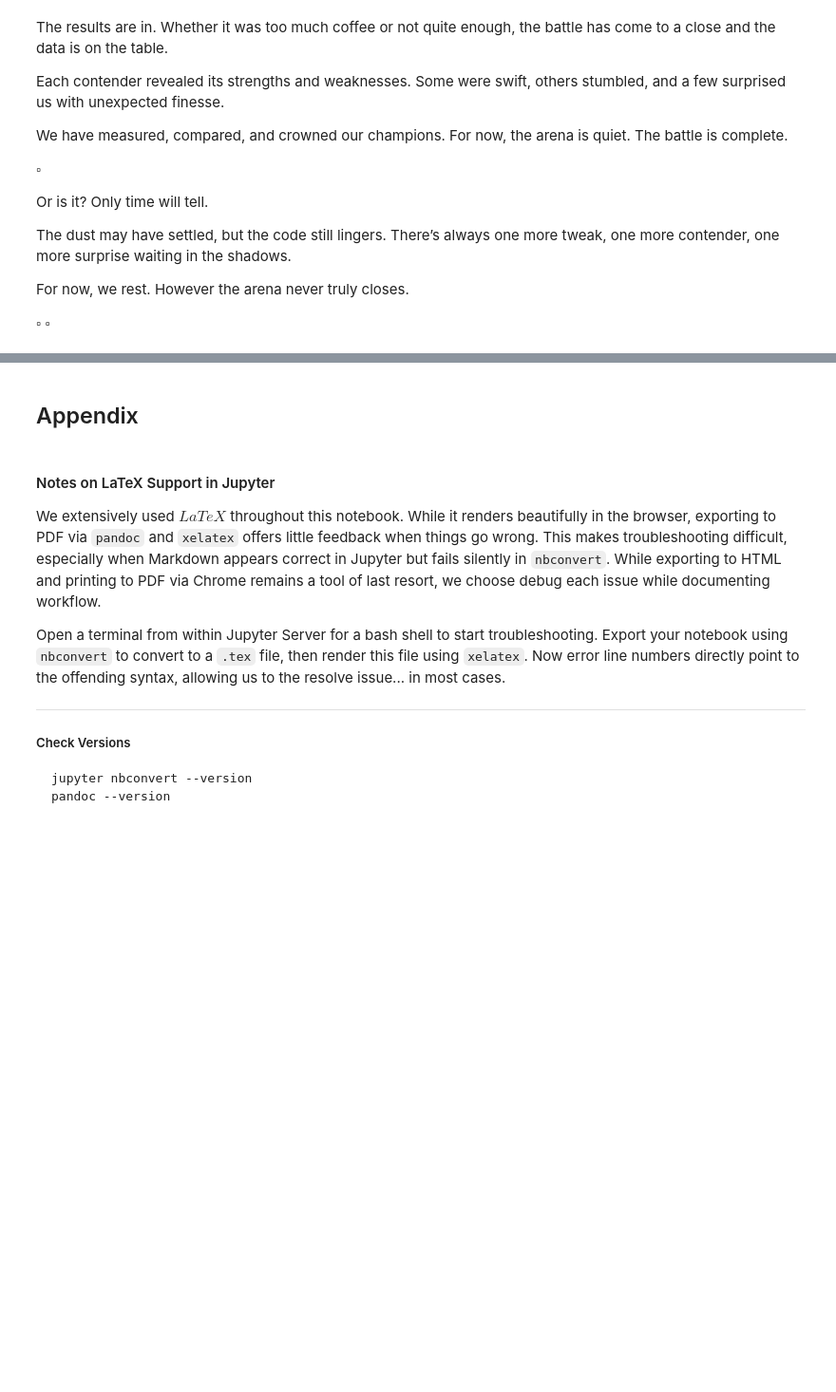
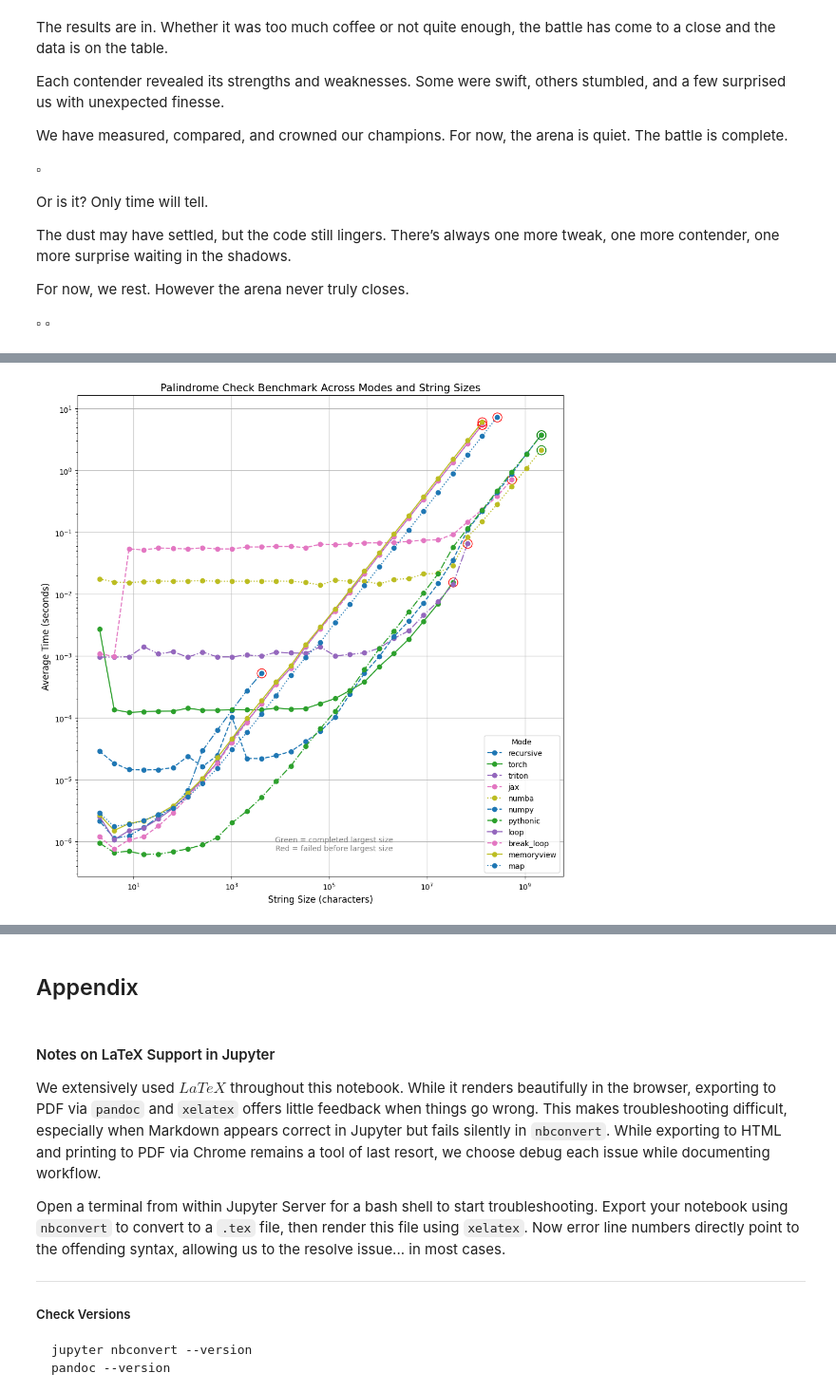
Before and after one commit to fractalclockwork/Chem277B, a Jupyter notebook: hw/HW_01/HW_01.ipynb, the cells around one changed output, grey strips where cells are left out. Shown: that part at 95% size. Drawn from its saved outputs; the diff is of its cells as text; code cells hidden in the pictures; blank space fills up the shorter version.

Commit message:
added more benchmarking and results

```diff
--- a/hw/HW_01/HW_01.ipynb
+++ b/hw/HW_01/HW_01.ipynb
@@ -679,0 +744,62 @@ $\square$ $\square$
+# %%
+import numpy as np
+import matplotlib.pyplot as plt
+
+plt.figure(figsize=(10, 10))
+
+# Define line styles to cycle through
+line_styles = ['-', '--', '-.', ':']
+style_map = {mode: line_styles[i % len(line_styles)] for i, mode in enumerate(df.columns)}
+
+# Sort modes by average time (treat inf as zero)
+mode_order = sorted(
+    df.columns,
+    key=lambda mode: df[mode].replace([np.inf, -np.inf], 0).fillna(0).mean()
+)
+
+max_size = df.index.max()
+
+for mode in mode_order:
+    plt.plot(
+        df.index,
+        df[mode],
+        linestyle=style_map[mode],
+        marker='o',
+        label=mode
+    )
+
+    # Get all finite results
+    valid_series = df[mode][np.isfinite(df[mode])]
+
+    if not valid_series.empty:
+        last_size = valid_series.index[-1]
+        last_time = valid_series.iloc[-1]
+
+        if last_size == max_size:
+            # Green circle for success
+            plt.plot(last_size, last_time, marker='o', markersize=12,
+                     markerfacecolor='none', markeredgecolor='green', linewidth=2)
+        else:
+            # Red circle for last successful result
+            plt.plot(last_size, last_time, marker='o', markersize=12,
+                     markerfacecolor='none', markeredgecolor='red', linewidth=2)
+
+# Axes and labels
+plt.xscale('log')
+plt.yscale('log')
+plt.xlabel('String Size (characters)', fontsize=12)
+plt.ylabel('Average Time (seconds)', fontsize=12)
+plt.title('Palindrome Check Benchmark Across Modes and String Sizes', fontsize=14)
+
+# Legend and annotation
+plt.legend(title='Mode', loc='lower right')
+plt.text(0.65, 0.05,
+         "Green = completed largest size\nRed = failed before largest size",
+         transform=plt.gca().transAxes,
+         fontsize=10, color='gray', ha='right', va='bottom')
+
+plt.grid(True)
+plt.tight_layout()
+plt.show()
+# %% [output]
+[figure, added]
```
Also changed, not shown: parts of 12 cells of this notebook, 1 other file.
